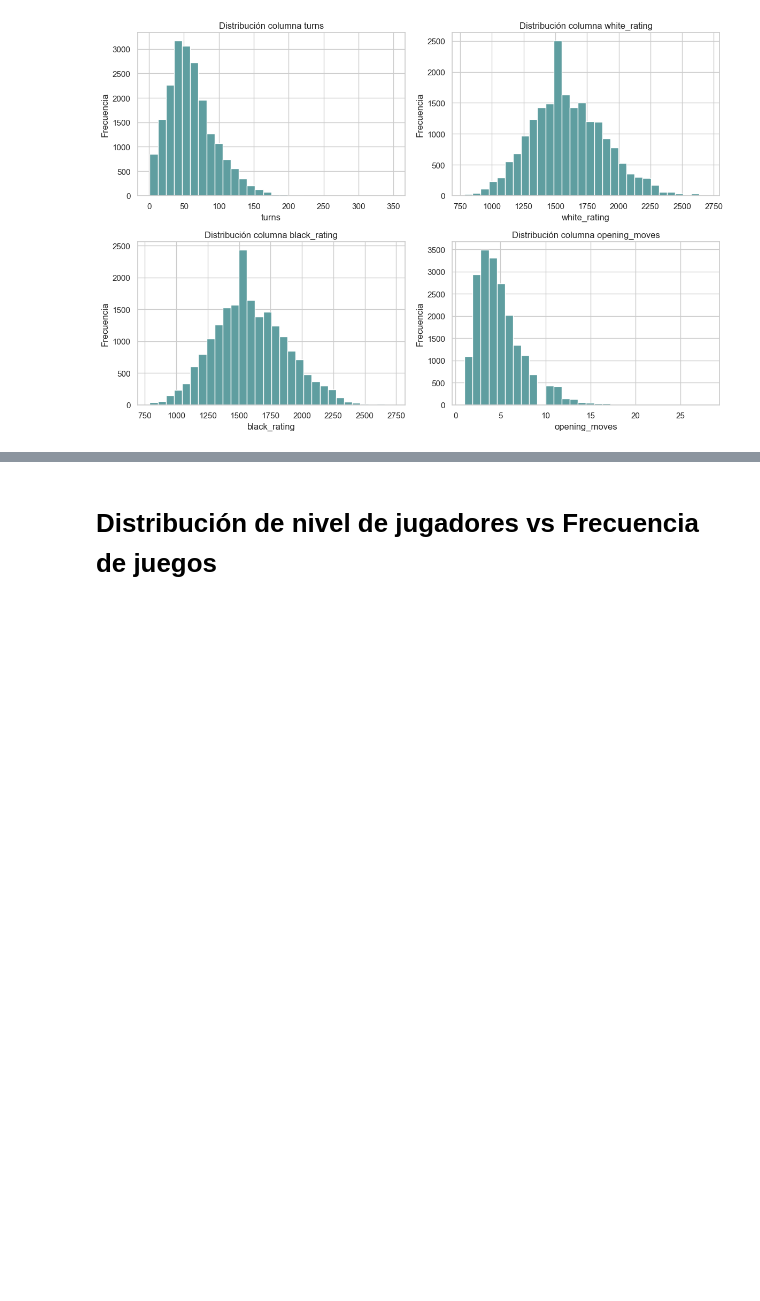
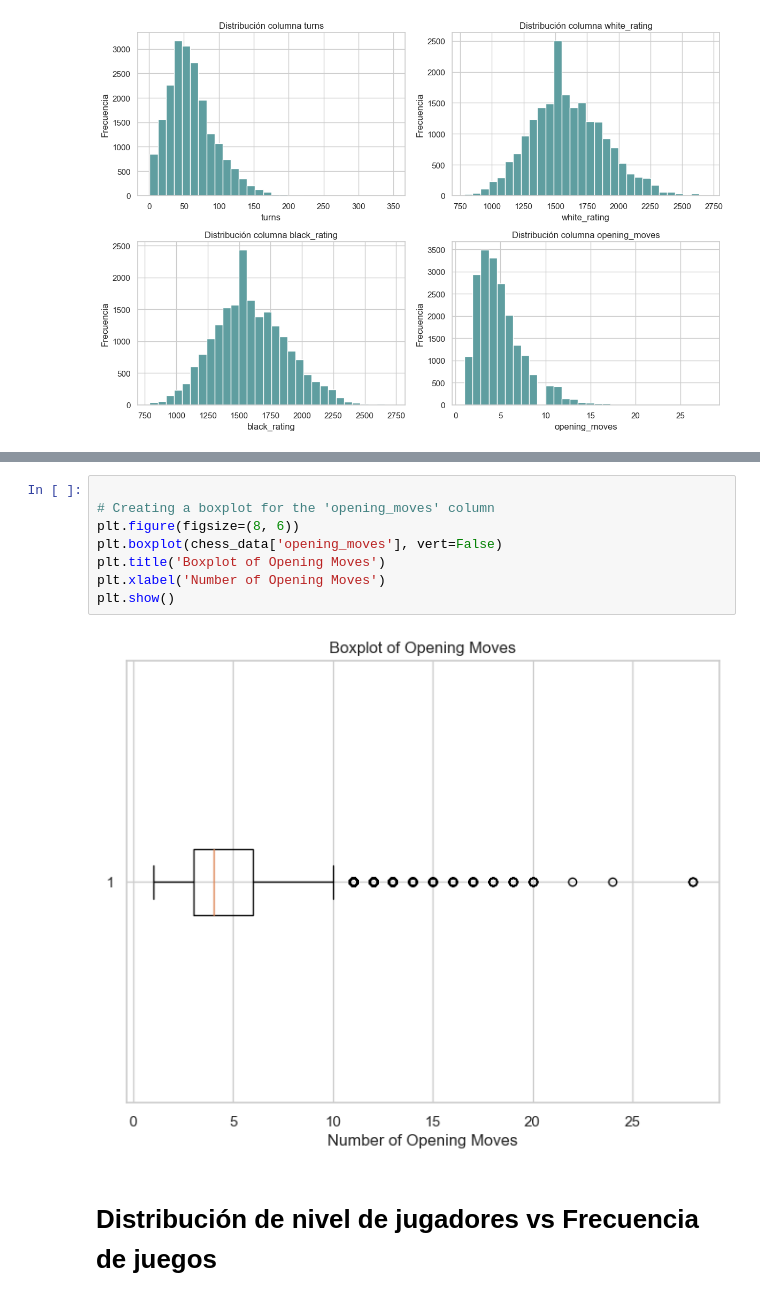
Before and after one commit to AlexNoelHdz/CHESS_openings, a Jupyter notebook: EDA.ipynb, the cells around one changed output, grey strips where cells are left out. Cells and saved outputs as stored; diff of their text form; blank space fills up the shorter version.

```diff
--- a/EDA.ipynb
+++ b/EDA.ipynb
@@ -204,3 +243,13 @@ plt.show()
+# %%
+
+# Creating a boxplot for the 'opening_moves' column
+plt.figure(figsize=(8, 6))
+plt.boxplot(chess_data['opening_moves'], vert=False)
+plt.title('Boxplot of Opening Moves')
+plt.xlabel('Number of Opening Moves')
+plt.show()
+# %% [output]
+[figure, added]
 # %% [markdown]
 # Distribución de nivel de jugadores vs Frecuencia de juegos
 # %% [markdown]
```
Also changed, not shown: parts of 13 cells of this notebook, 28 other files.
